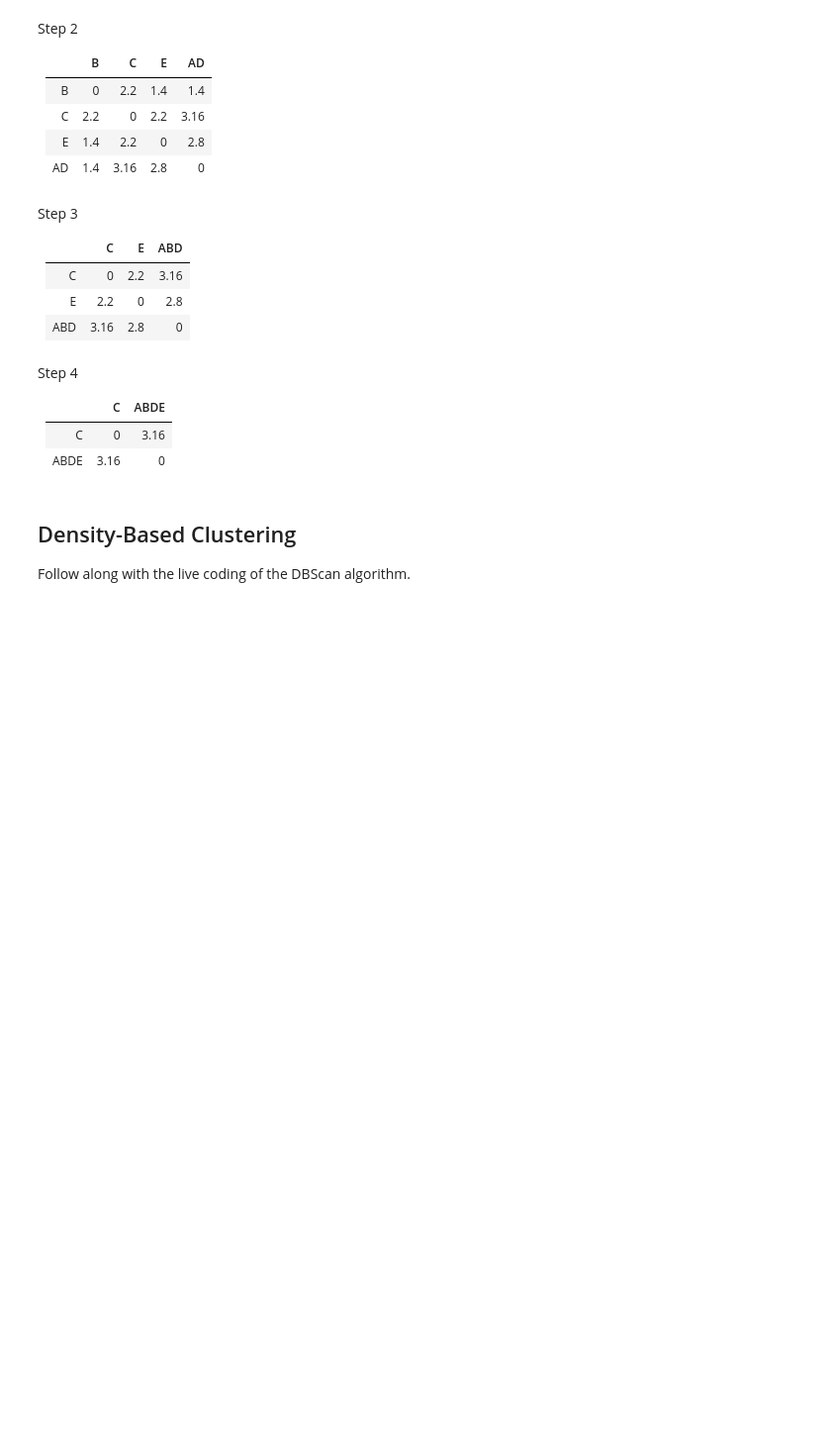
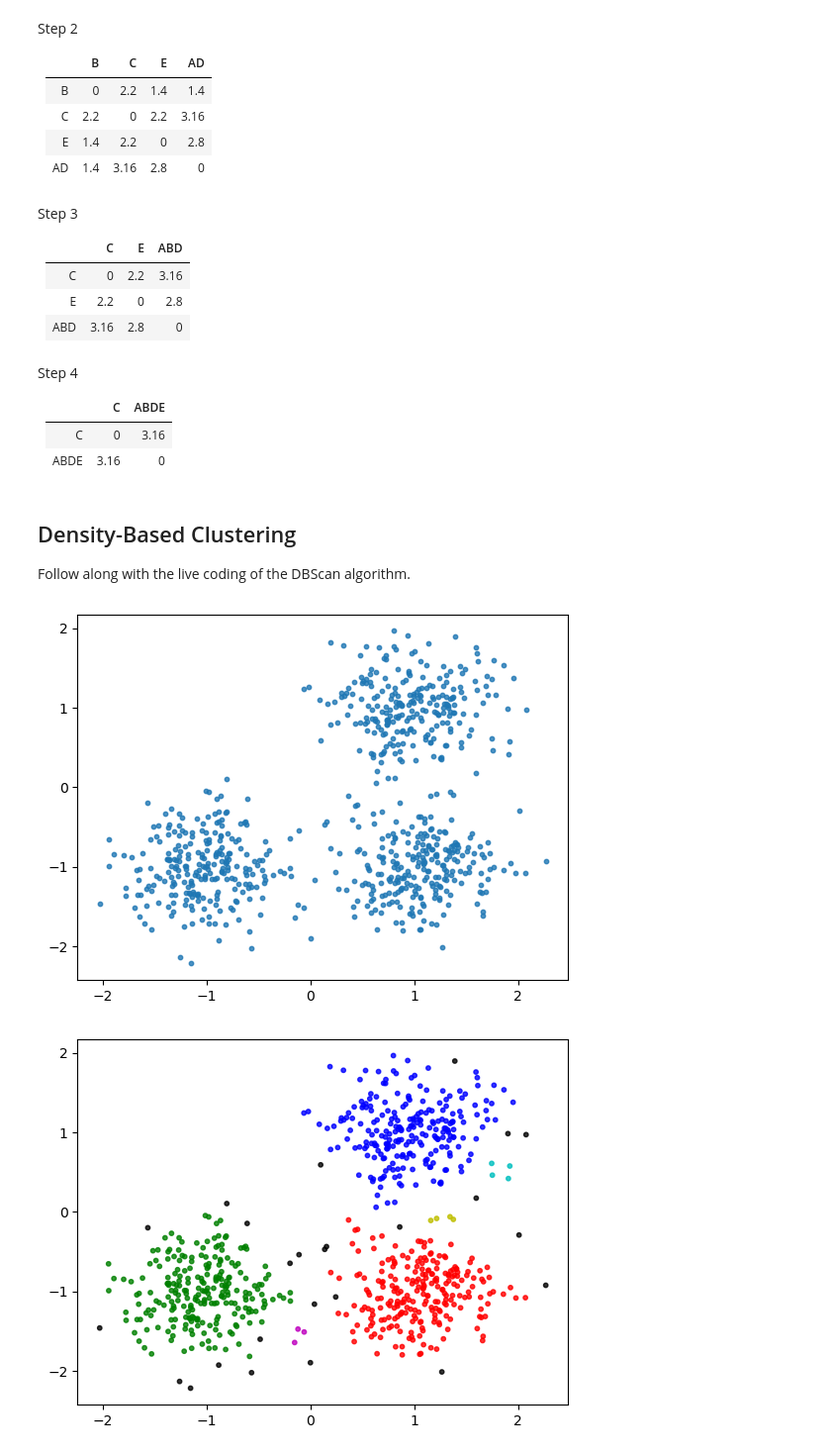
Before and after one commit to SolomonLalala/CS506-Spring2025, a Jupyter notebook: lecture_06/worksheet_06.ipynb, the cells around one changed output. Shown at 99% size. Cells and saved outputs as stored; diff of their text form; code cells hidden in the pictures; blank space fills up the shorter version.

```diff
--- a/lecture_06/worksheet_06.ipynb
+++ b/lecture_06/worksheet_06.ipynb
@@ -99,31 +99,67 @@ Follow along with the live coding of the DBScan algorithm.
 # %%
 import numpy as np
 import matplotlib.pyplot as plt
 import sklearn.datasets as datasets
 
 centers = [[1, 1], [-1, -1], [1, -1]]
 X, _ = datasets.make_blobs(n_samples=750, centers=centers, cluster_std=0.4,
                             random_state=0)
 plt.scatter(X[:,0],X[:,1],s=10, alpha=0.8)
 plt.show()
 
 class DBC():
 
     def __init__(self, dataset, min_pts, epsilon):
         self.dataset = dataset
         self.min_pts = min_pts
         self.epsilon = epsilon
+        self.assignments = [-1 for _ in range(len(self.dataset))]
+
+    def is_unassigned(self, i):
+        return self.assignments[i] == -1
+
+    def dist(self, i, j):
+        # return np.lignalg.norm(self.dataset[i] - self.dataset[j])
+        return sum((self.dataset[i] - self.dataset[j]) ** 2) ** (1/2)
+
+    def is_core(self, i):
+        return len(self.get_neighborhood(i)) >= self.min_pts
+
+    def get_neighborhood(self, i):
+        neighborhood = []
+        for j in range(len(self.dataset)):
+            if self.dist(i, j) <= self.epsilon:
+                neighborhood.append(j)
+        return neighborhood
+
+    def generate_cluster(self, i, cluster_num):
+        potential_cluster = self.get_neighborhood(i)
+        while potential_cluster:
+            pt = potential_cluster.pop()
+            self.assignments[pt] = cluster_num
+            if self.is_core(pt):
+                new_neighbors = self.get_neighborhood(pt)
+                potential_cluster += [p for p in new_neighbors if self.is_unassigned(p)]
+
 
     def dbscan(self):
         """
         returns a list of assignments. The index of the
         assignment should match the index of the data point
         in the dataset.
         """
-        return
+        cluster_num = 0
+        for i in range(len(self.dataset)):
+            if self.is_unassigned(i) and self.is_core(i):
+                self.generate_cluster(i, cluster_num)
+                cluster_num += 1
+        return self.assignments
 
 clustering = DBC(X, 3, .2).dbscan()
 colors = np.array([x for x in 'bgrcmykbgrcmykbgrcmykbgrcmyk'])
 colors = np.hstack([colors] * 20)
 plt.scatter(X[:, 0], X[:, 1], color=colors[clustering].tolist(), s=10, alpha=0.8)
 plt.show()
+# %% [output]
+[figure, added]
+[figure, added]
```
